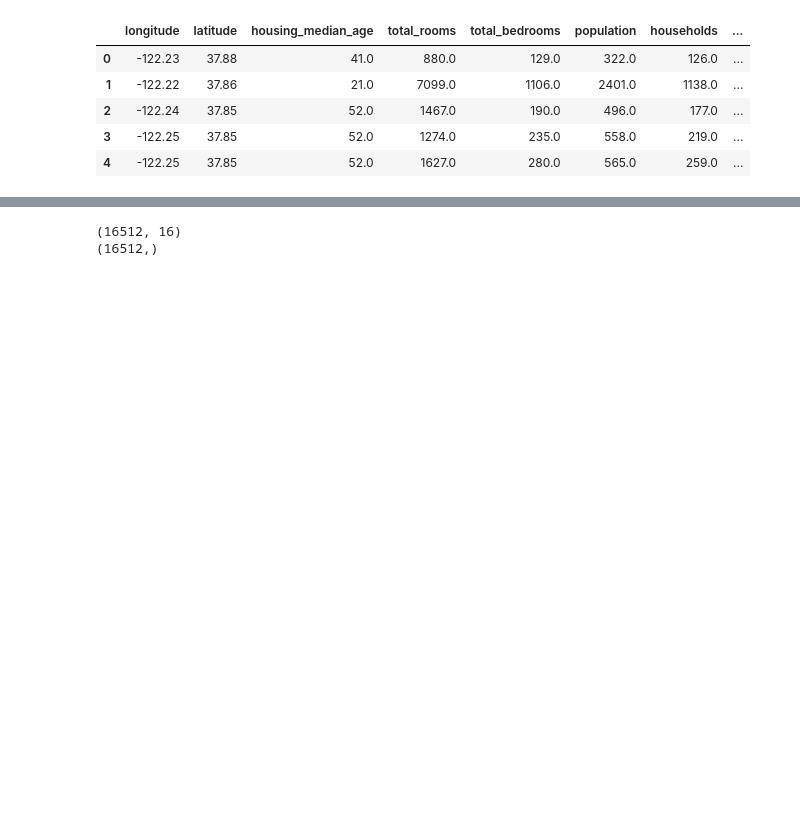
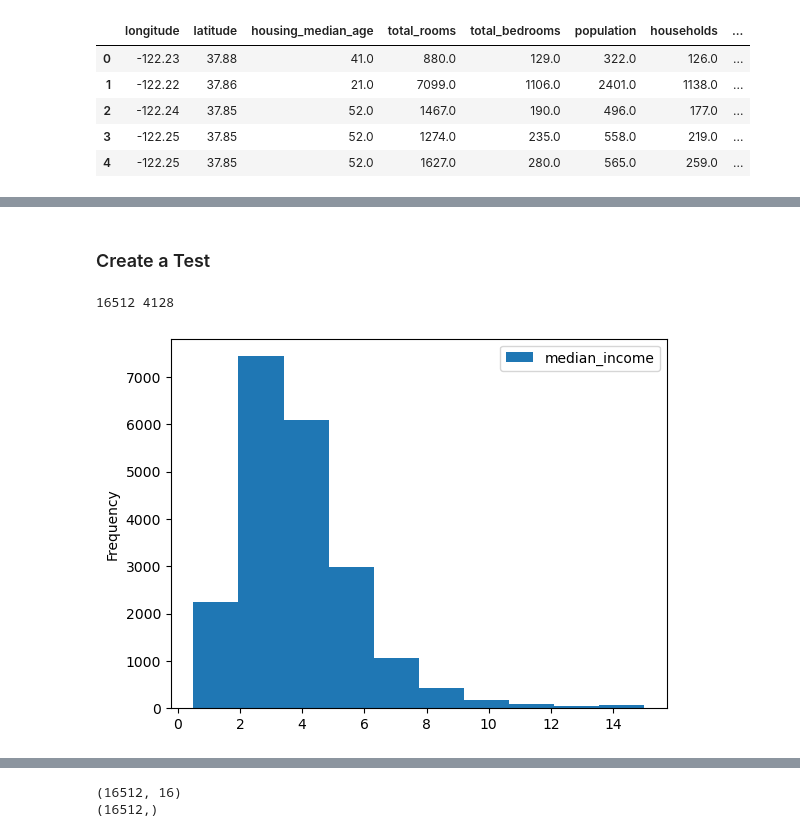
Before and after one commit to luxiaotong/handson_practice, a Jupyter notebook: 02_Housing.ipynb, the cells around one changed output, grey strips where cells are left out. Saved outputs shown, nothing was run; the diff lists cells and outputs as text; code cells hidden in the pictures; blank space fills up the shorter version.

```diff
--- a/02_Housing.ipynb
+++ b/02_Housing.ipynb
@@ -72,2 +78,12 @@ plt.show()
+# %% [markdown]
+### Create a Test
 # %%
 train_set, test_set = train_test_split(housing, test_size=0.2, random_state=42)
+print(len(train_set), len(test_set))
+# %% [output]
+16512 4128
+# %%
+housing.plot.hist(column=["median_income"])
+plt.show()
+# %% [output]
+[figure, added]
```
Also changed, not shown: parts of 73 cells of this notebook, 2 other files.
